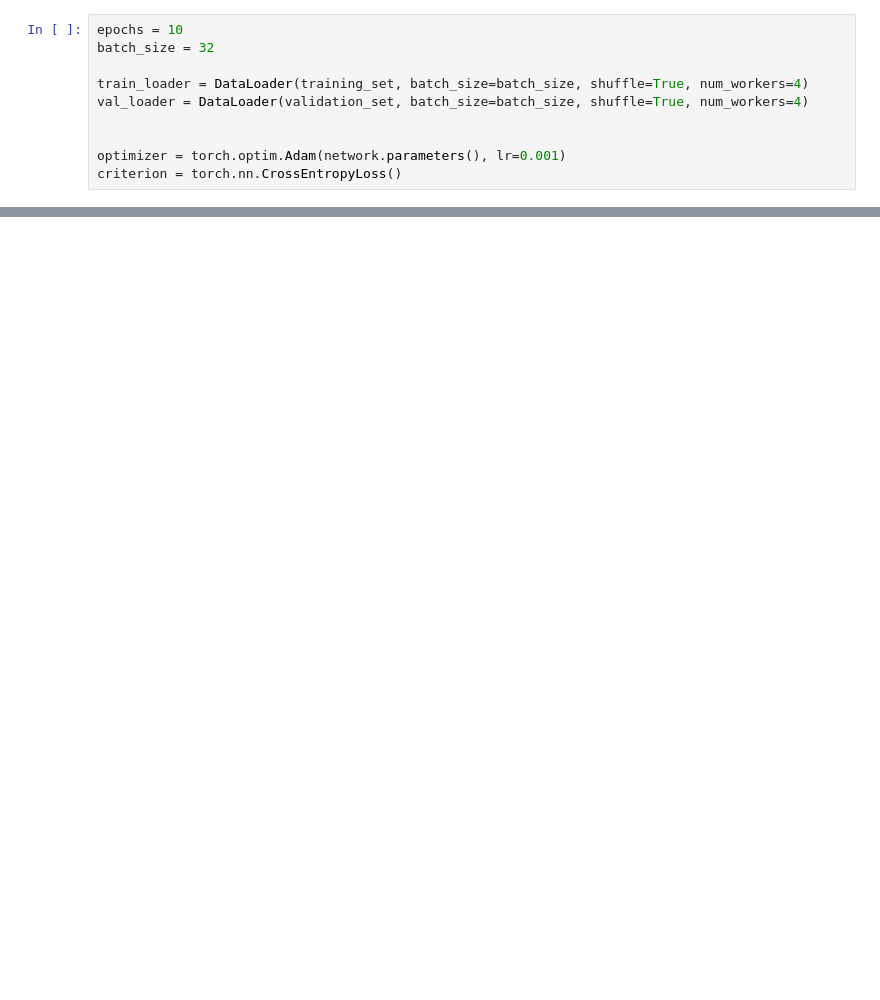
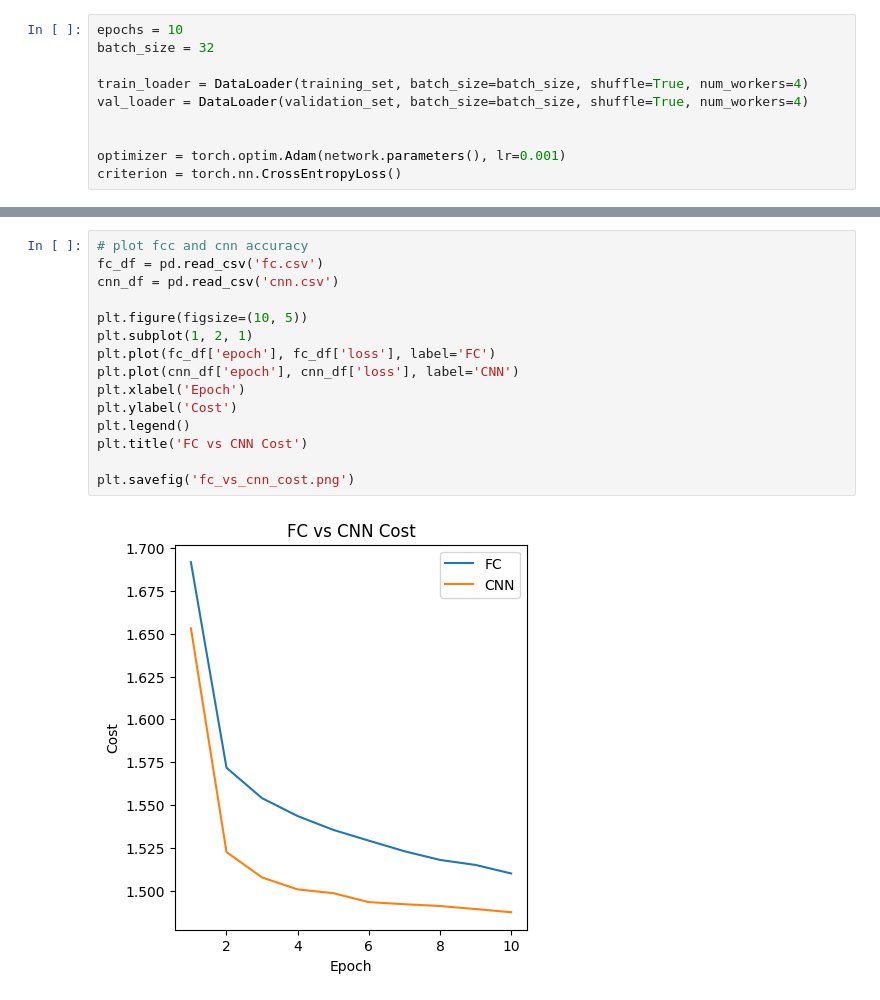
Before and after one commit to EricJahns/CNNvsFCC, a Jupyter notebook: main.ipynb, the cells around one changed output, grey strips where cells are left out. Drawn from its saved outputs; the diff is of its cells as text; blank space fills up the shorter version.

```diff
--- a/main.ipynb
+++ b/main.ipynb
@@ -284,0 +286,17 @@ plt.savefig('fcc_vs_cnn_accuracy.png')
+# %%
+# plot fcc and cnn accuracy
+fc_df = pd.read_csv('fc.csv')
+cnn_df = pd.read_csv('cnn.csv')
+
+plt.figure(figsize=(10, 5))
+plt.subplot(1, 2, 1)
+plt.plot(fc_df['epoch'], fc_df['loss'], label='FC')
+plt.plot(cnn_df['epoch'], cnn_df['loss'], label='CNN')
+plt.xlabel('Epoch')
+plt.ylabel('Cost')
+plt.legend()
+plt.title('FC vs CNN Cost')
+
+plt.savefig('fc_vs_cnn_cost.png')
+# %% [output]
+[figure, added]
```
Also changed, not shown: parts of 7 cells of this notebook, 8 other files.
